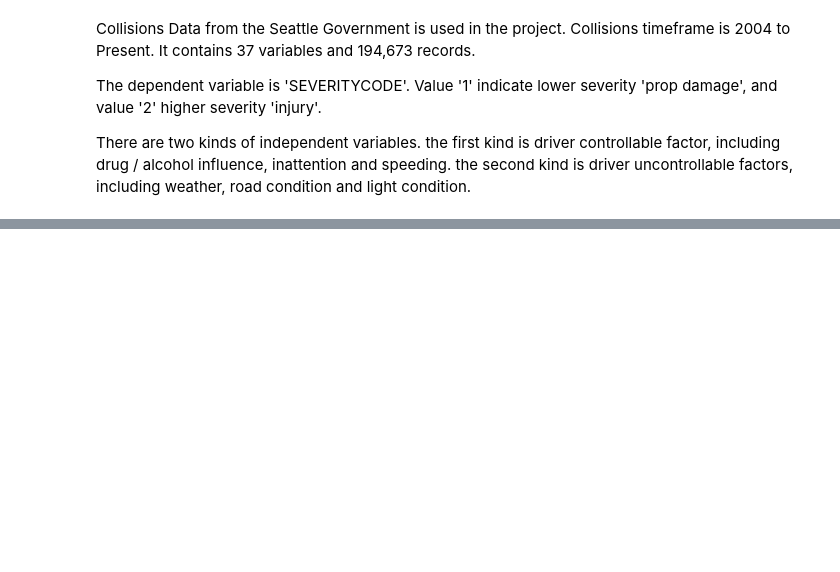
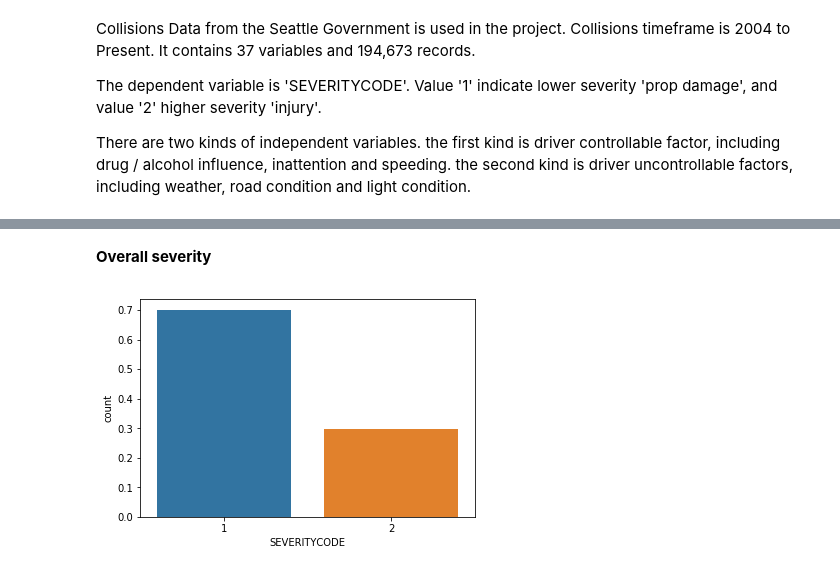
Before and after one commit to chaniw12/Coursera_Capstone, a Jupyter notebook: capstone.ipynb, the cells around one changed output, grey strips where cells are left out. Saved outputs shown, nothing was run; the diff lists cells and outputs as text; code cells hidden in the pictures; blank space fills up the shorter version.

```diff
--- a/capstone.ipynb
+++ b/capstone.ipynb
@@ -49,0 +31,12 @@ df.describe(include='all')
+# %%
+df['INATTENTIONIND']=df['INATTENTIONIND'].fillna('N')
+df['UNDERINFL']=df['UNDERINFL'].fillna('N')
+df['UNDERINFL'].replace({'0':'N','1':'Y'},inplace=True)
+df['SPEEDING']=df['SPEEDING'].fillna('N')
+
+df['WEATHER']=df['WEATHER'].fillna('Other')
+df['WEATHER'].replace({'Unknown':'Other','Sleet/Hail/Freezing Rain':'Raining','Blowing Sand/Dirt':'Other','Severe Crosswind':'Other','Partly Cloudy':'Other'},inplace=True)
+
+df['ROADCOND']=df['ROADCOND'].fillna('Other')
+df['LIGHTCOND']=df['LIGHTCOND'].fillna('Other')
+df['LIGHTCOND'].replace({'Dark - Street Lights On':'Dark','Dark - No Street Lights':'Dark','Dark - Street Lights Off':'Dark','Dark - Unknown Lighting':'Dark'},inplace=True)
@@ -49,0 +47,4 @@ df.describe(include='all')
+# %%
+severity=df.groupby(['SEVERITYCODE']).size().to_frame().rename(columns={0:'count'})
+severity=severity.reset_index()
+severity=severity/df.shape[0]
@@ -49,0 +75,6 @@ df.describe(include='all')
+# %% [markdown]
+<b>Overall severity</b>
+# %%
+ax = sns.barplot(x='SEVERITYCODE', y='count', data=severity)
+# %% [output]
+[figure, added]
```
Also changed, not shown: parts of 29 cells of this notebook.
